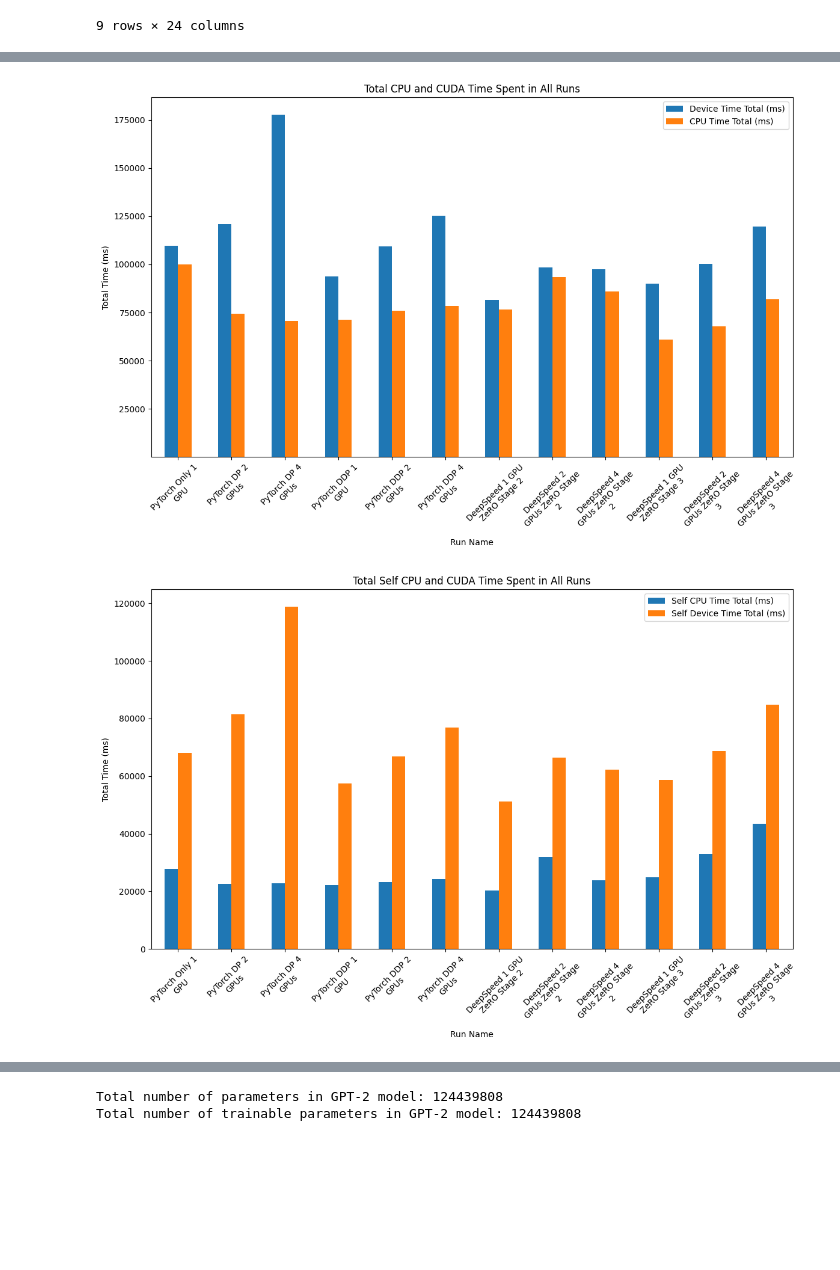
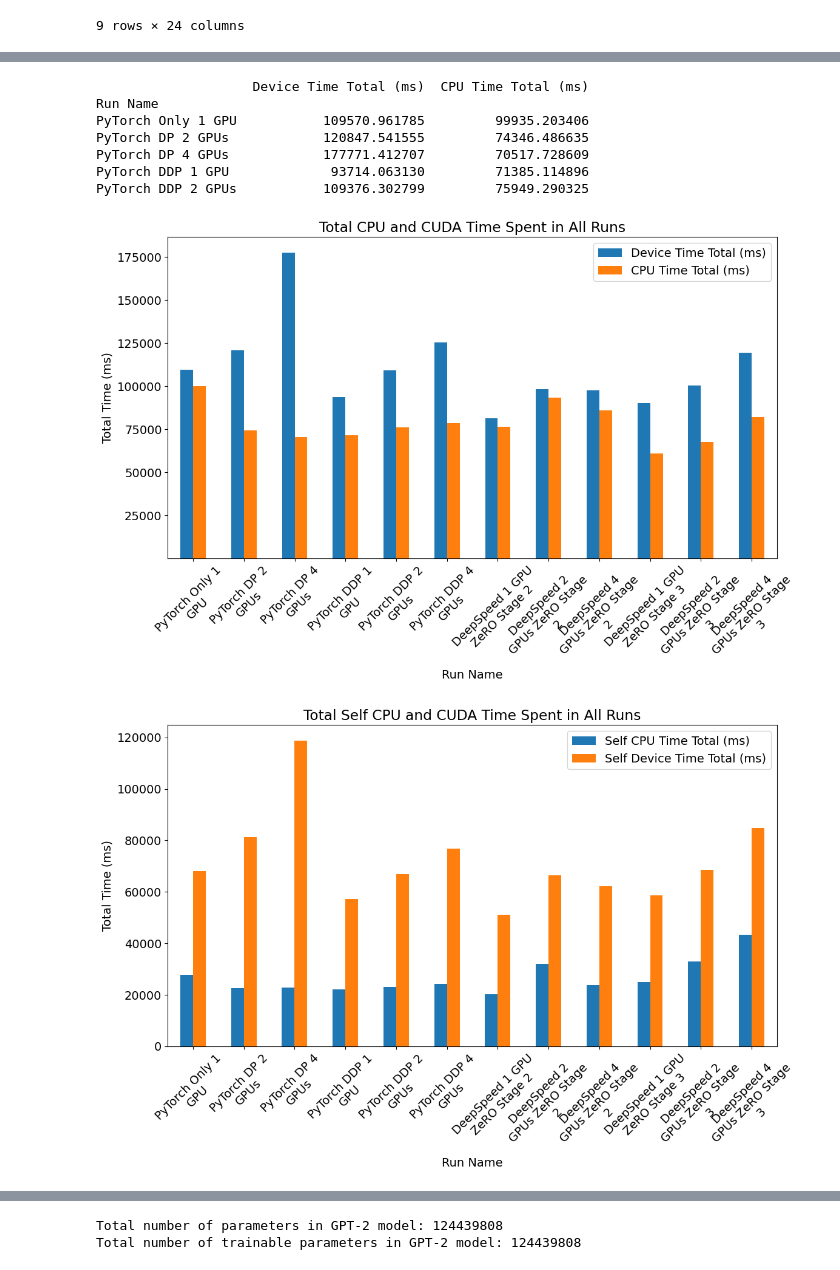
Before and after one commit to XXXG00W0/hpml_project, a Jupyter notebook: classify_profiler_functions.ipynb, the cells around one changed output, grey strips where cells are left out. Drawn from its saved outputs; the diff is of its cells as text; code cells hidden in the pictures; blank space fills up the shorter version.

```diff
--- a/classify_profiler_functions.ipynb
+++ b/classify_profiler_functions.ipynb
@@ -144,10 +144,11 @@ for run_name, data in csv_files.items():
     category_times = data.groupby('Category')[['Device Time Total (ms)', 'CPU Time Total (ms)']].sum()
     fig, ax = plt.subplots(figsize=(12, 8))
     category_times.plot(kind='bar', ax=ax, log=True)
-    ax.set_xticklabels([textwrap.fill(text, 15) for text in category_times.index], rotation=0, ha='center')
+    ax.set_xticklabels([textwrap.fill(text, 15) for text in category_times.index], rotation=45, ha='center')
     ax.set_xlabel('Category')
     ax.set_ylabel('Total Time (ms)')
     ax.set_title(f'Total CPU and CUDA Time Spent in Each Category - {run_name}')
     plt.tight_layout()
+    plt.rcParams.update({'font.size': 16})
     plt.show()
 # %% [output]
@@ -199,5 +200,6 @@ for category in categories.keys():
     ax.set_ylabel('Total Time (ms)')
     ax.set_title(f'Total CPU and CUDA Time Spent in {category}')
     plt.tight_layout()
+    plt.rcParams.update({'font.size': 14})
     plt.show()
 # %% [output]
@@ -215,42 +217,52 @@ total_times = {run_name: data[['Device Time Total (ms)', 'CPU Time Total (ms)']]
                for run_name, data in csv_files.items()}
 total_times_df = pd.DataFrame(total_times).T
 total_times_df.index.name = 'Run Name'
-total_times_df
+print(total_times_df.head())
+
+
+plt.rcParams.update({'font.size': 14})
 
 # Visualize the total time spent in ['Device Time Total (ms)', 'CPU Time Total (ms)'] for all runs
 fig, ax = plt.subplots(figsize=(12, 8))
 # Add a warped x-axis to avoid overlap
 total_times_df.index = [textwrap.fill(text, 15) for text in total_times_df.index]
 total_times_df.plot(kind='bar', ax=ax, log=True, rot=45)
 ax.set_xlabel('Run Name')
 ax.set_ylabel('Total Time (ms)')
 ax.set_title('Total CPU and CUDA Time Spent in All Runs')
 # Not Log scale for y-axis
 plt.yscale('linear')
 plt.tight_layout()
 plt.show()
 
 
 # Aggregate the Self CPU time total and Self CUDA time total for all runs
 self_times = {run_name: data[['Self CPU Time Total (ms)', 'Self Device Time Total (ms)']].sum()
               for run_name, data in csv_files.items()}
 self_times_df = pd.DataFrame(self_times).T
 self_times_df.index.name = 'Run Name'
 self_times_df
 
 # Visualize the Self CPU time total and Self CUDA time total for all runs
 fig, ax = plt.subplots(figsize=(12, 8))
 # Add a warped x-axis to avoid overlap
 self_times_df.index = [textwrap.fill(text, 15) for text in self_times_df.index]
 self_times_df.plot(kind='bar', ax=ax, rot=45)
 ax.set_xlabel('Run Name')
 ax.set_ylabel('Total Time (ms)')
 ax.set_title('Total Self CPU and CUDA Time Spent in All Runs')
 plt.tight_layout()
 plt.show()
 # %% [output]
+                    Device Time Total (ms)  CPU Time Total (ms)
+Run Name
+PyTorch Only 1 GPU           109570.961785         99935.203406
+PyTorch DP 2 GPUs            120847.541555         74346.486635
+PyTorch DP 4 GPUs            177771.412707         70517.728609
+PyTorch DDP 1 GPU             93714.063130         71385.114896
+PyTorch DDP 2 GPUs           109376.302799         75949.290325
-[figure, old version]
+[figure, new version]
-[figure, old version]
+[figure, new version]
 # %%
 # Data preparation: Aggregating throughput and iteration time for all GPUs in each configuration
 throughput_aggregated = {
```
Also changed, not shown: parts of 5 cells of this notebook, 3 other files.
